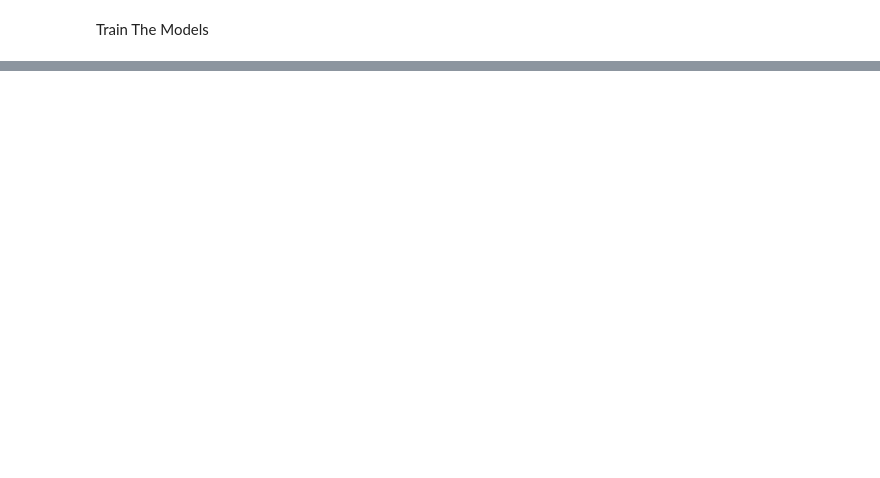
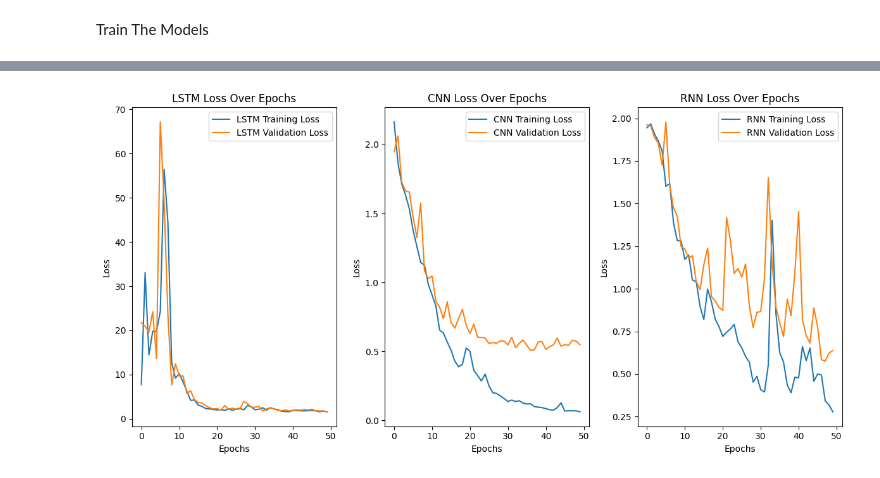
Before and after one commit to CSchembri13/DissertationCode, a Jupyter notebook: MalteseSignLanguageRecognitionThesis-main/MalteseSignLanguageRecognitionThesis-main/TrainingModel.ipynb, the cells around one changed output, grey strips where cells are left out. Drawn from its saved outputs; the diff is of its cells as text; code cells hidden in the pictures; blank space fills up the shorter version.

```diff
--- a/MalteseSignLanguageRecognitionThesis-main/MalteseSignLanguageRecognitionThesis-main/TrainingModel.ipynb
+++ b/MalteseSignLanguageRecognitionThesis-main/MalteseSignLanguageRecognitionThesis-main/TrainingModel.ipynb
@@ -187,0 +285,32 @@ plt.show()
+# %%
+plt.figure(figsize=(12, 6))
+
+# Plot training and validation loss for each model
+plt.subplot(1, 3, 1)
+plt.plot(history_lstm.history['loss'], label='LSTM Training Loss')
+plt.plot(history_lstm.history['val_loss'], label='LSTM Validation Loss')
+plt.title('LSTM Loss Over Epochs')
+plt.xlabel('Epochs')
+plt.ylabel('Loss')
+plt.legend()
+
+plt.subplot(1, 3, 2)
+plt.plot(history_cnn.history['loss'], label='CNN Training Loss')
+plt.plot(history_cnn.history['val_loss'], label='CNN Validation Loss')
+plt.title('CNN Loss Over Epochs')
+plt.xlabel('Epochs')
+plt.ylabel('Loss')
+plt.legend()
+
+plt.subplot(1, 3, 3)
+plt.plot(history_rnn.history['loss'], label='RNN Training Loss')
+plt.plot(history_rnn.history['val_loss'], label='RNN Validation Loss')
+plt.title('RNN Loss Over Epochs')
+plt.xlabel('Epochs')
+plt.ylabel('Loss')
+plt.legend()
+
+plt.tight_layout()
+plt.show()
+# %% [output]
+[figure, added]
```
Also changed, not shown: parts of 8 cells of this notebook.
